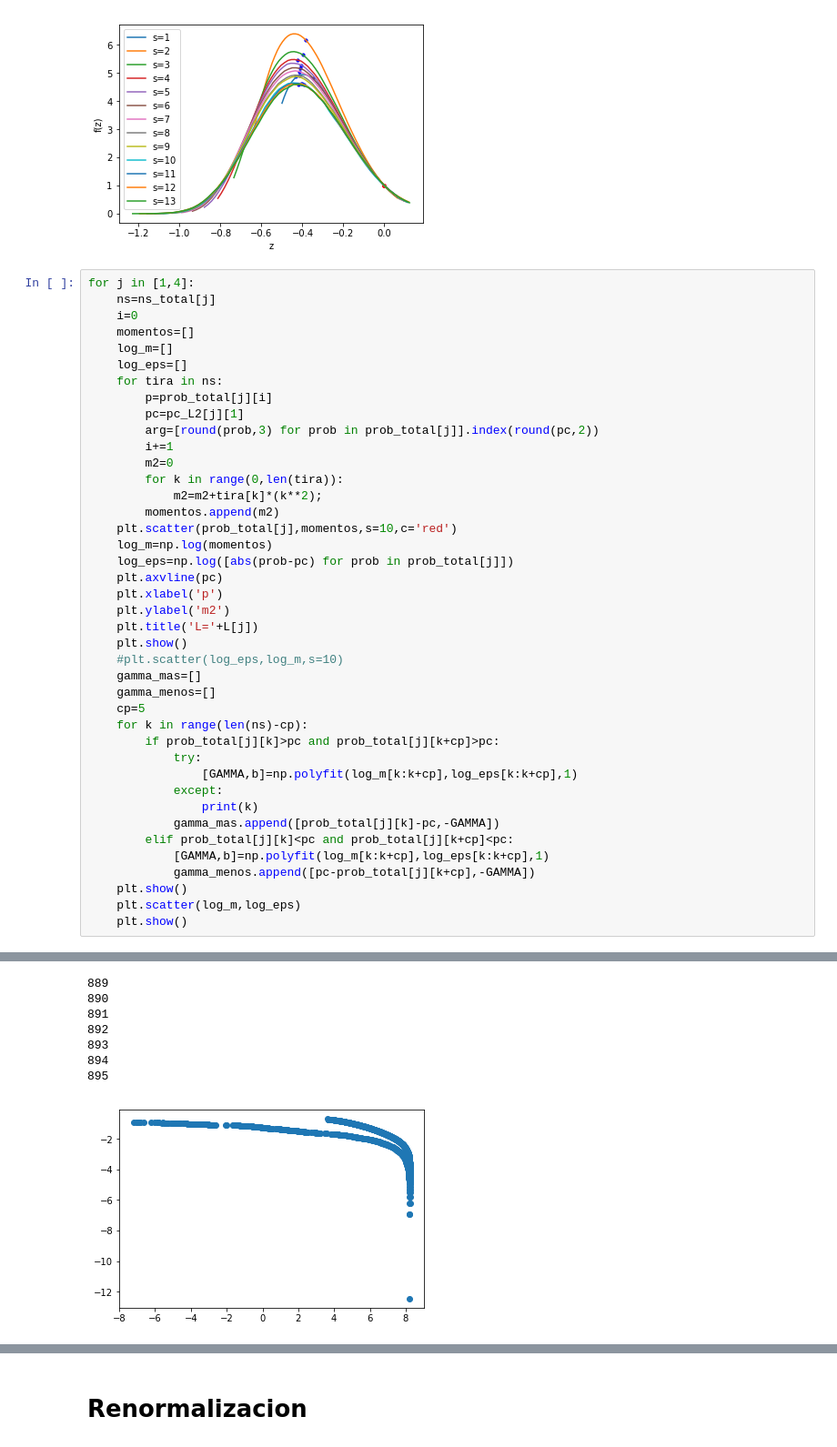
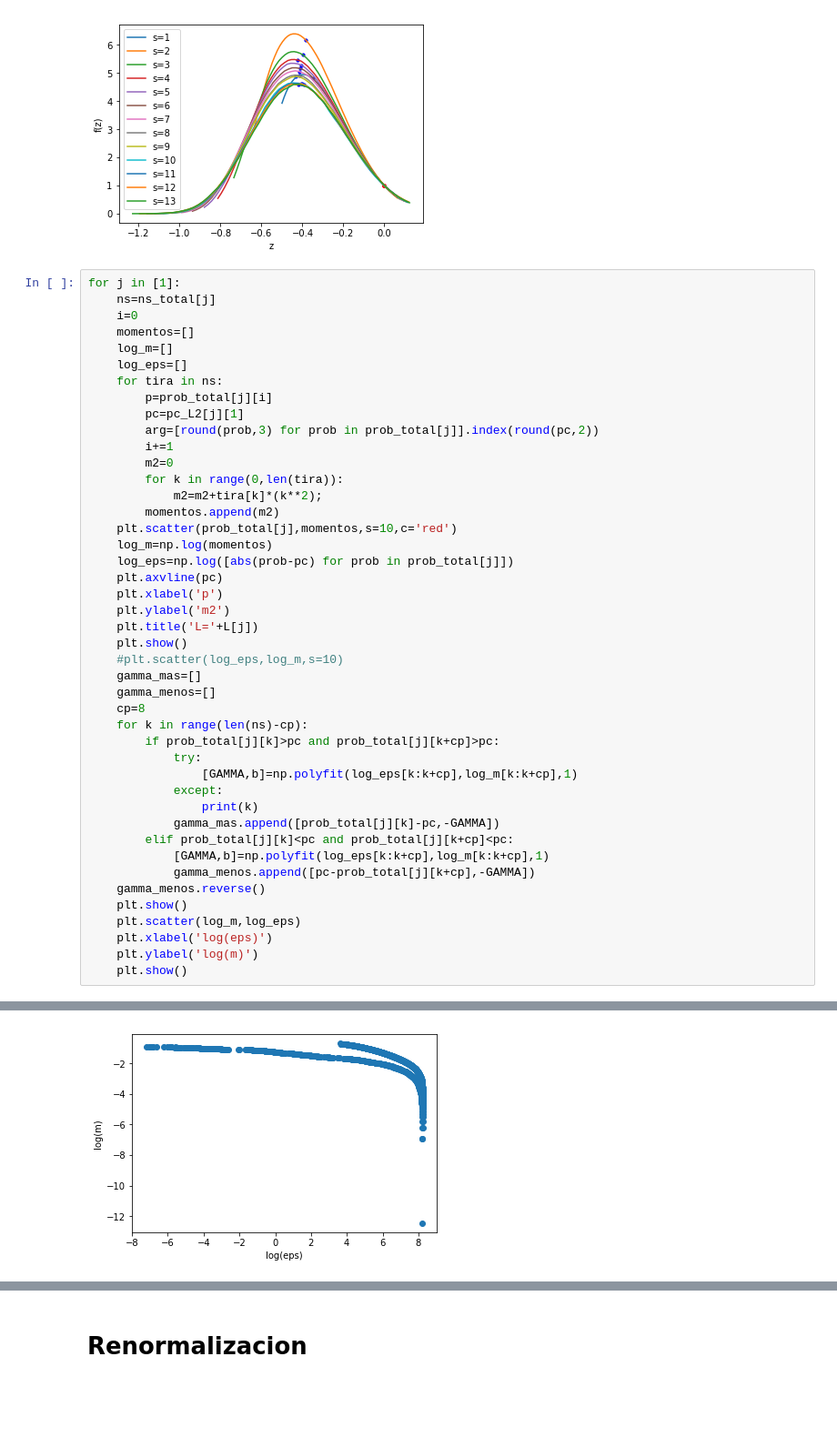
Before and after one commit to Luciousboy/computacional, a Jupyter notebook: graficador.ipynb, the cells around one changed output, grey strips where cells are left out. Shown at 91% size. Cells and saved outputs as stored; diff of their text form; blank space fills up the shorter version.

Commit message:
gammas

```diff
--- a/graficador.ipynb
+++ b/graficador.ipynb
@@ -828,7 +828,7 @@ plt.show()
 # %% [output]
 [figure]
 # %%
-for j in [1,4]:
+for j in [1]:
     ns=ns_total[j]
     i=0
     momentos=[]
@@ -840,41 +840,37 @@ for j in [1,4]:
         arg=[round(prob,3) for prob in prob_total[j]].index(round(pc,2))
         i+=1
         m2=0
         for k in range(0,len(tira)):
             m2=m2+tira[k]*(k**2);
         momentos.append(m2)
     plt.scatter(prob_total[j],momentos,s=10,c='red')
     log_m=np.log(momentos)
     log_eps=np.log([abs(prob-pc) for prob in prob_total[j]])
     plt.axvline(pc)
     plt.xlabel('p')
     plt.ylabel('m2')
     plt.title('L='+L[j])
     plt.show()
     #plt.scatter(log_eps,log_m,s=10)
     gamma_mas=[]
     gamma_menos=[]
-    cp=5
+    cp=8
     for k in range(len(ns)-cp):
         if prob_total[j][k]>pc and prob_total[j][k+cp]>pc:
             try:
-                [GAMMA,b]=np.polyfit(log_m[k:k+cp],log_eps[k:k+cp],1)
+                [GAMMA,b]=np.polyfit(log_eps[k:k+cp],log_m[k:k+cp],1)
             except:
                 print(k)
             gamma_mas.append([prob_total[j][k]-pc,-GAMMA])
         elif prob_total[j][k]<pc and prob_total[j][k+cp]<pc:
-            [GAMMA,b]=np.polyfit(log_m[k:k+cp],log_eps[k:k+cp],1)
+            [GAMMA,b]=np.polyfit(log_eps[k:k+cp],log_m[k:k+cp],1)
             gamma_menos.append([pc-prob_total[j][k+cp],-GAMMA])
+    gamma_menos.reverse()
     plt.show()
     plt.scatter(log_m,log_eps)
+    plt.xlabel('log(eps)')
+    plt.ylabel('log(m)')
     plt.show()
 # %% [output]
 [figure]
-889
-890
-891
-892
-893
-894
-895
-[figure, old version]
+[figure, new version]
```
Also changed, not shown: parts of 7 cells of this notebook.
